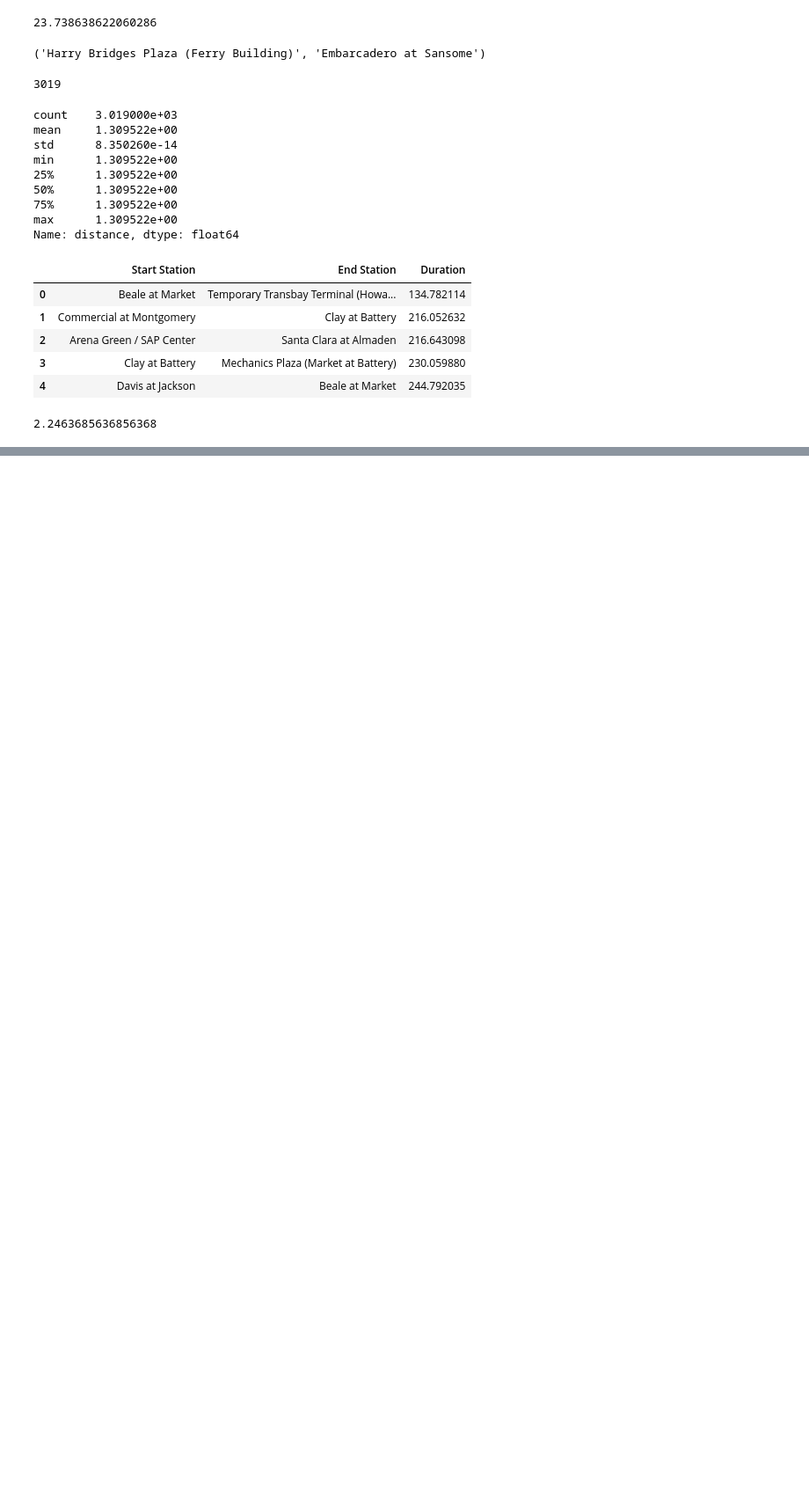
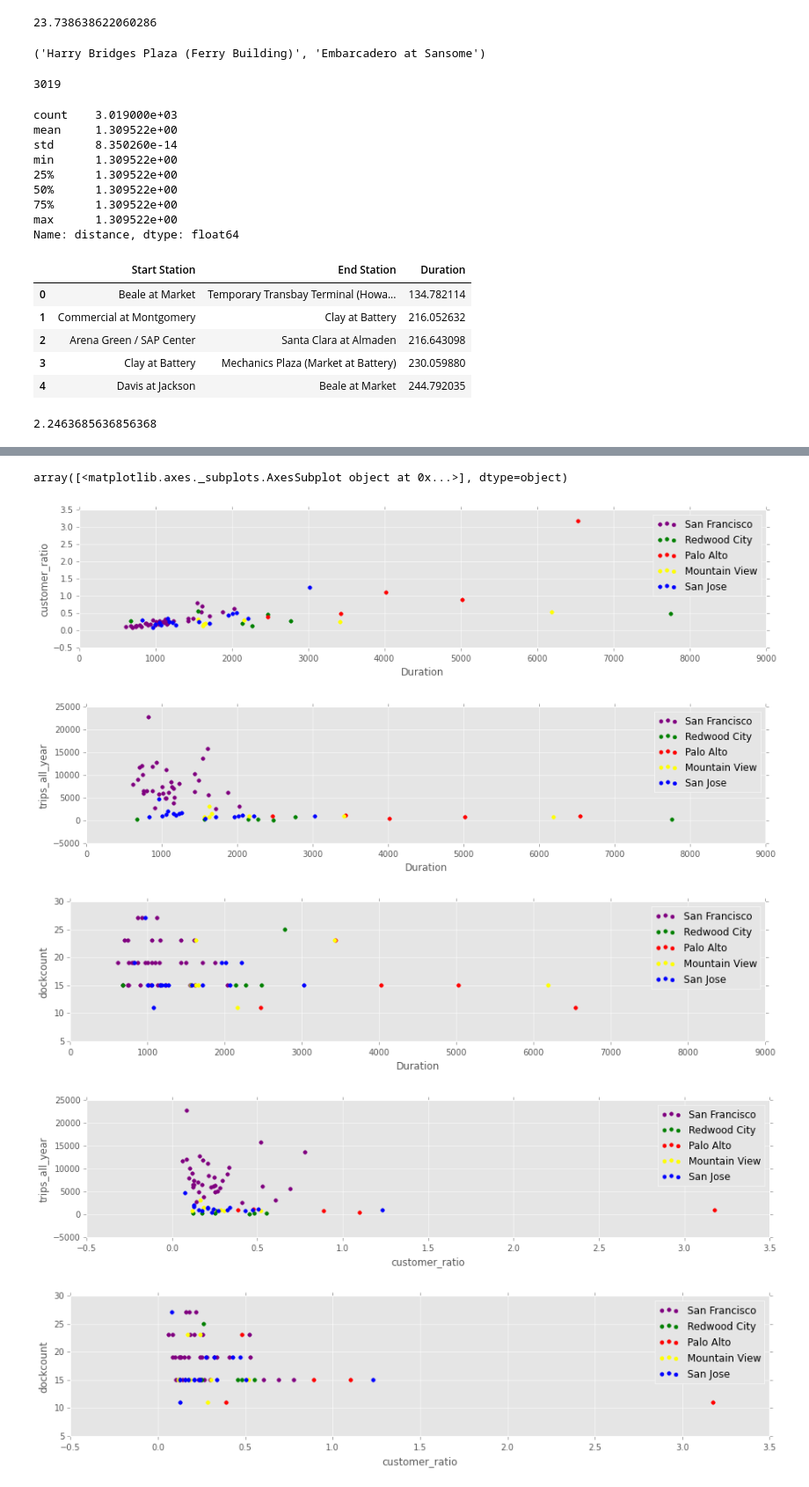
Before and after one commit to seszter/babs, a Jupyter notebook: Basic statistics.ipynb, the cells around one changed output, grey strips where cells are left out. Shown: that part at 88% size. Saved outputs shown, nothing was run; the diff lists cells and outputs as text; code cells hidden in the pictures; blank space fills up the shorter version.

```diff
--- a/Basic statistics.ipynb
+++ b/Basic statistics.ipynb
@@ -150,0 +153,52 @@ route_duration_df.sort('Duration')['Duration'][0]/60
+# %%
+with open('station_df.pickle', 'rb') as handle:
+    station_df = pickle.load(handle)
+# %%
+san_francisco = station_df[station_df['landmark'] == 'San Francisco']
+redwood_city = station_df[station_df['landmark'] == 'Redwood City']
+palo_alto = station_df[station_df['landmark'] == 'Palo Alto']
+mountain_view = station_df[station_df['landmark'] == 'Mountain View']
+san_jose = station_df[station_df['landmark'] == 'San Jose']
+# %%
+ax = san_francisco.plot(kind='scatter', x='Duration', y='customer_ratio', color='purple', label='San Francisco')
+ax = redwood_city.plot(kind='scatter', x='Duration', y='customer_ratio', color='green', label='Redwood City', ax=ax)
+ax = palo_alto.plot(kind='scatter', x='Duration', y='customer_ratio', color='red', label='Palo Alto', ax=ax)
+ax = mountain_view.plot(kind='scatter', x='Duration', y='customer_ratio', color='yellow', label='Mountain View', ax=ax)
+san_jose.plot(kind='scatter', x='Duration', y='customer_ratio', color='blue', label='San Jose', ax=ax, subplots=True)
+
+bx = san_francisco.plot(kind='scatter', x='Duration', y='trips_all_year', color='purple', label='San Francisco')
+bx = redwood_city.plot(kind='scatter', x='Duration', y='trips_all_year', color='green', label='Redwood City', ax=bx)
+bx = palo_alto.plot(kind='scatter', x='Duration', y='trips_all_year', color='red', label='Palo Alto', ax=bx)
+bx = mountain_view.plot(kind='scatter', x='Duration', y='trips_all_year', color='yellow', label='Mountain View', ax=bx)
+san_jose.plot(kind='scatter', x='Duration', y='trips_all_year', color='blue', label='San Jose', ax=bx, subplots=True)
+
+cx = san_francisco.plot(kind='scatter', x='Duration', y='dockcount', color='purple', label='San Francisco')
+cx = redwood_city.plot(kind='scatter', x='Duration', y='dockcount', color='green', label='Redwood City', ax=cx)
+cx = palo_alto.plot(kind='scatter', x='Duration', y='dockcount', color='red', label='Palo Alto', ax=cx)
+cx = mountain_view.plot(kind='scatter', x='Duration', y='dockcount', color='yellow', label='Mountain View', ax=cx)
+san_jose.plot(kind='scatter', x='Duration', y='dockcount', color='blue', label='San Jose', ax=cx, subplots=True)
+
+dx = san_francisco.plot(kind='scatter', x='customer_ratio', y='trips_all_year', color='purple', label='San Francisco')
+dx = redwood_city.plot(kind='scatter', x='customer_ratio', y='trips_all_year', color='green', label='Redwood City', ax=dx)
+dx = palo_alto.plot(kind='scatter', x='customer_ratio', y='trips_all_year', color='red', label='Palo Alto', ax=dx)
+dx = mountain_view.plot(kind='scatter', x='customer_ratio', y='trips_all_year', color='yellow', label='Mountain View', ax=dx)
+san_jose.plot(kind='scatter', x='customer_ratio', y='trips_all_year', color='blue', label='San Jose', ax=dx, subplots=True)
+
+ex = san_francisco.plot(kind='scatter', x='customer_ratio', y='dockcount', color='purple', label='San Francisco')
+ex = redwood_city.plot(kind='scatter', x='customer_ratio', y='dockcount', color='green', label='Redwood City', ax=ex)
+ex = palo_alto.plot(kind='scatter', x='customer_ratio', y='dockcount', color='red', label='Palo Alto', ax=ex)
+ex = mountain_view.plot(kind='scatter', x='customer_ratio', y='dockcount', color='yellow', label='Mountain View', ax=ex)
+san_jose.plot(kind='scatter', x='customer_ratio', y='dockcount', color='blue', label='San Jose', ax=ex, subplots=True)
+
+fx = san_francisco.plot(kind='scatter', x='trips_all_year', y='dockcount', color='purple', label='San Francisco')
+fx = redwood_city.plot(kind='scatter', x='trips_all_year', y='dockcount', color='green', label='Redwood City', ax=fx)
+fx = palo_alto.plot(kind='scatter', x='trips_all_year', y='dockcount', color='red', label='Palo Alto', ax=fx)
+fx = mountain_view.plot(kind='scatter', x='trips_all_year', y='dockcount', color='yellow', label='Mountain View', ax=fx)
+san_jose.plot(kind='scatter', x='trips_all_year', y='dockcount', color='blue', label='San Jose', ax=fx, subplots=True)
+# %% [output]
+array([<matplotlib.axes._subplots.AxesSubplot object at 0x...>], dtype=object)
+[figure, added]
+[figure, added]
+[figure, added]
+[figure, added]
+[figure, added]
```
Also changed, not shown: parts of 2 cells of this notebook, 2 other files.
